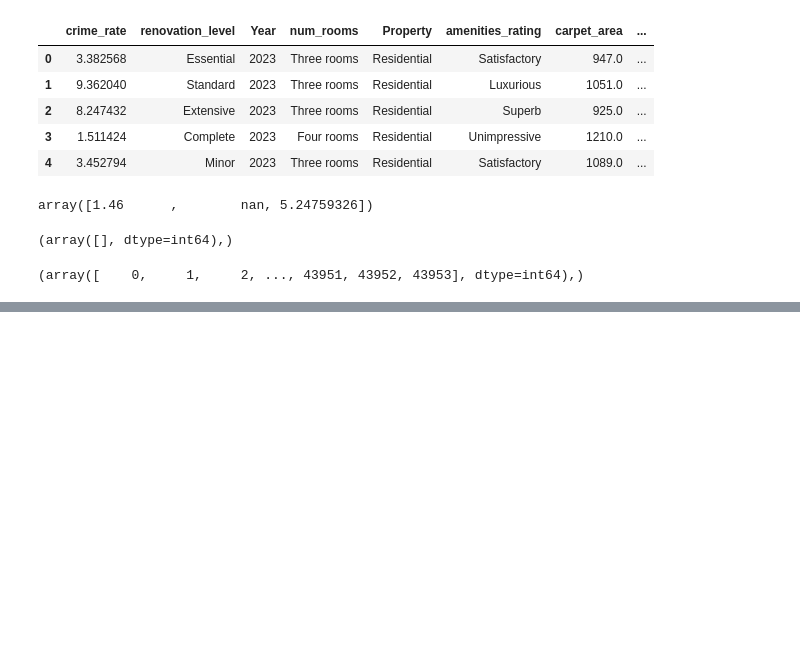
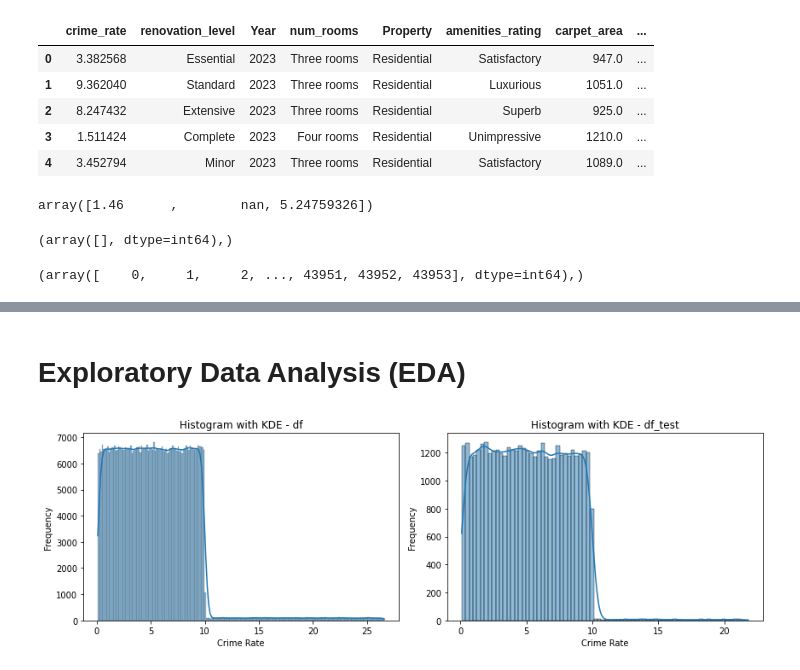
Before and after one commit to Muhammad-Sheraz-ds/AI-Property-Profit-Maximizer, a Jupyter notebook: Optimizing_Profits.ipynb, the cells around one changed output, grey strips where cells are left out. Cells and saved outputs as stored; diff of their text form; code cells hidden in the pictures; blank space fills up the shorter version.

Commit message:
Exploratory Data Analysis EDA

```diff
--- a/Optimizing_Profits.ipynb
+++ b/Optimizing_Profits.ipynb
@@ -853,0 +881,22 @@ np.where(df_test['property_tax_rate']==1.46)
+# %% [markdown]
+# Exploratory Data Analysis (EDA)
+# %%
+import seaborn as sns
+import matplotlib.pyplot as plt
+
+fig, axes = plt.subplots(1, 2, figsize=(12, 4))
+
+sns.histplot(df['crime_rate'], kde=True, ax=axes[0])
+axes[0].set_title('Histogram with KDE - df')
+axes[0].set_xlabel('Crime Rate')
+axes[0].set_ylabel('Frequency')
+
+sns.histplot(df_test['crime_rate'], kde=True, ax=axes[1])
+axes[1].set_title('Histogram with KDE - df_test')
+axes[1].set_xlabel('Crime Rate')
+axes[1].set_ylabel('Frequency')
+
+plt.tight_layout()
+plt.show()
+# %% [output]
+[figure, added]
```
Also changed, not shown: parts of 28 cells of this notebook.
